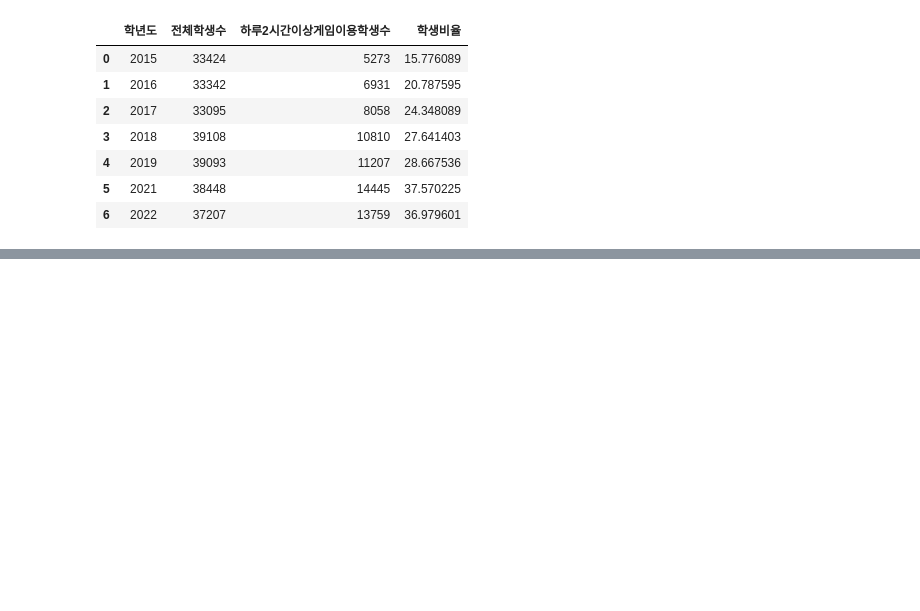
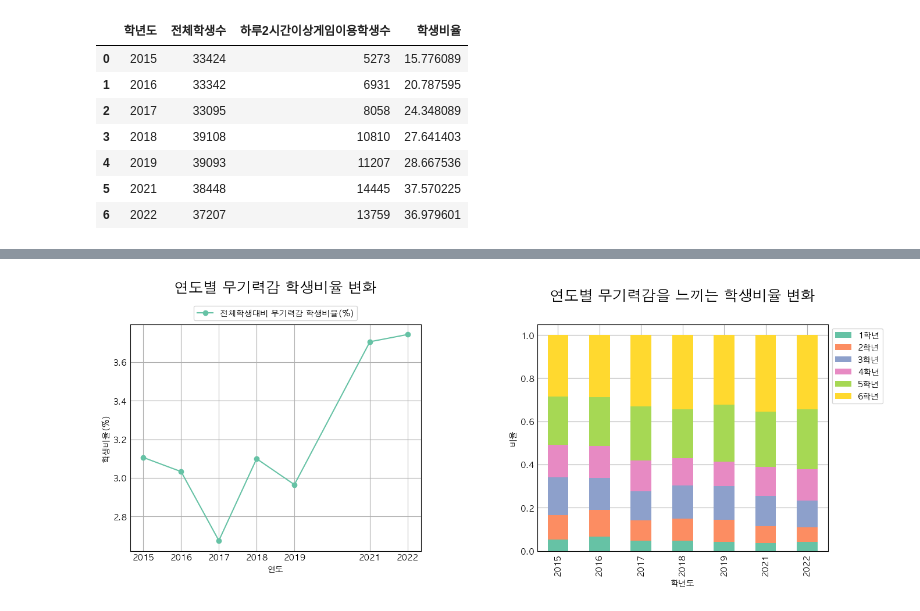
Before and after one commit to wooyeon83/AIBP_Team_Project, a Jupyter notebook: src/PRJ_02_Data_Analyze_Visualization.ipynb, the cells around one changed output, grey strips where cells are left out. Saved outputs shown, nothing was run; the diff lists cells and outputs as text; code cells hidden in the pictures; blank space fills up the shorter version.

```diff
--- a/src/PRJ_02_Data_Analyze_Visualization.ipynb
+++ b/src/PRJ_02_Data_Analyze_Visualization.ipynb
@@ -979,0 +1053,6 @@ ax[1].legend(loc='upper left', bbox_to_anchor=(1, 1))
+# %%
+df1 = df.copy()
+df_no_feel = df1[df1['무기력감'] == 1].groupby(['학년도'])['성별'].count().reset_index().rename(columns={'성별':'무기력감학생수'})
+df_no_feel = df_total.merge(df_no_feel, on='학년도')
+df_no_feel['학생비율'] = df_no_feel['무기력감학생수']/df_no_feel['전체학생수'] * 100
+df_no_feel
@@ -979,0 +1068,28 @@ ax[1].legend(loc='upper left', bbox_to_anchor=(1, 1))
+# %%
+fig, ax = plt.subplots(1,2, figsize=(15,6))
+students_no_feel = df_no_feel['학생비율'].to_list()
+ax[0].plot(years, students_no_feel, marker='o', label='전체학생대비 무기력감 학생비율(%)')
+
+ax[0].set_title('연도별 무기력감 학생비율 변화', fontdict=font, pad=40)
+ax[0].set_xlabel('연도')
+ax[0].set_ylabel('학생비율(%)')
+ax[0].legend(loc='upper center', bbox_to_anchor=(0.5, 1.1), ncol=1)
+ax[0].grid(True)
+ax[0].set_xticks(years)  # x축 눈금을 연도로 설정
+
+df_exp = df1[df1['무기력감']==1]
+df_exp['학년'] = df_exp['학년'].map({1:'1학년', 2:'2학년', 3: '3학년', 4: '4학년', 5:'5학년', 6:'6학년'})
+
+diet_experience = df_exp.groupby(['학년도', '학년']).size().unstack().fillna(0)
+diet_experience_ratio = diet_experience.div(diet_experience.sum(axis=1), axis=0)
+
+# 막대 그래프 그리기
+diet_experience_ratio.plot(kind='bar', stacked=True, ax=ax[1])
+ax[1].set_xlabel('학년도')
+ax[1].set_ylabel('비율')
+ax[1].set_title('연도별 무기력감을 느끼는 학생비율 변화', fontdict=font, pad=30)
+ax[1].legend(title='학년')
+ax[1].legend(loc='upper left', bbox_to_anchor=(1, 1))
+fig.subplots_adjust(left=0.1, right=0.9, top=0.85, bottom=0.2, wspace=0.4)
+# %% [output]
+[figure, added]
```
Also changed, not shown: parts of 13 cells of this notebook.
